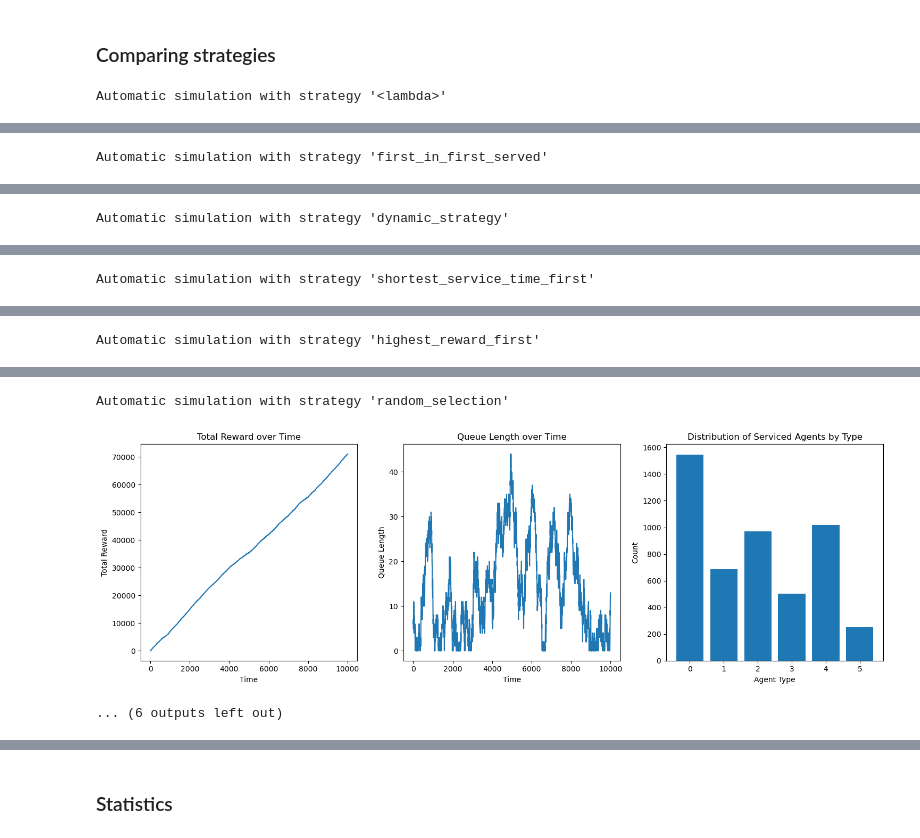
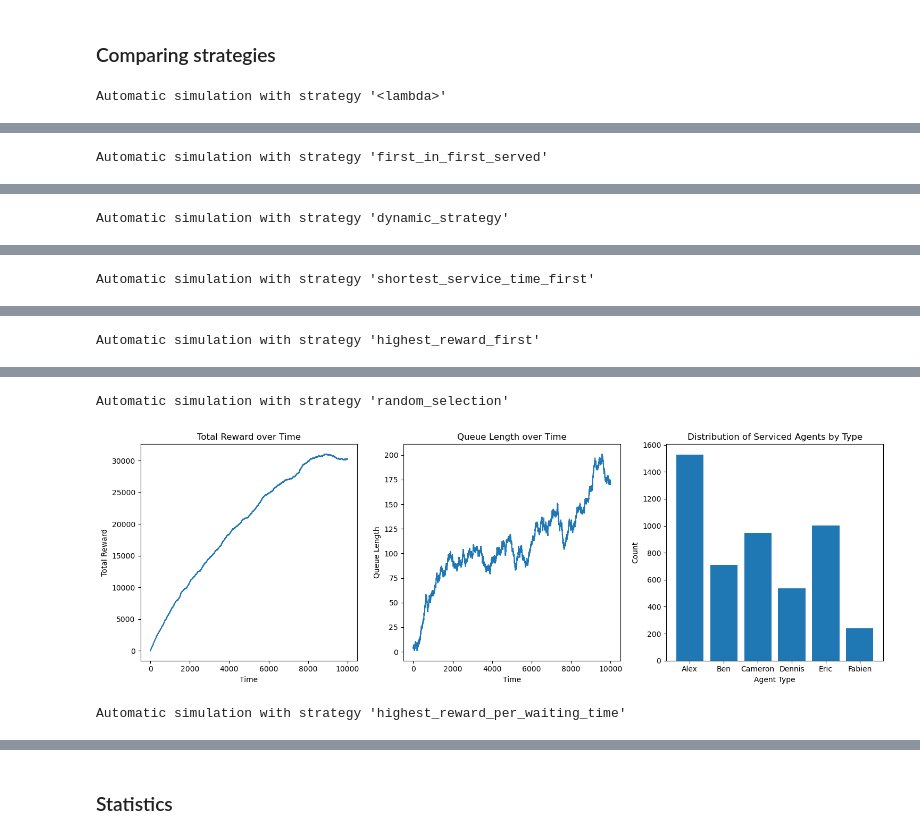
Before and after one commit to alexandre-bismuth/AgentLearning, a Jupyter notebook: AgentLearning.ipynb, the cells around one changed output, grey strips where cells are left out. Cells and saved outputs as stored; diff of their text form; code cells hidden in the pictures.

```diff
--- a/AgentLearning.ipynb
+++ b/AgentLearning.ipynb
@@ -517,18 +420,12 @@ Execute the main code automatically by choosing one of the strategies defined ab
 # %% [markdown]
 ### Running a specific strategy
 # %%
-sim_mode = "automatic"
-
 simulation = QueueSimulation(
-    num_agent_types,
-    service_probs,
-    rewards,
+    agents,
     arrival_prob,
-    type_distribution,
-    nb_agents_in_queue,
-    sim_mode,
     strategy,
-    lambda_param,
+    start,
+    alpha,
 )
 
 print(f"Automatic simulation with strategy '{strategy.__name__}'")
@@ -540,61 +437,23 @@ Automatic simulation with strategy 'dynamic_strategy'
 # %% [markdown]
 ### Comparing strategies
 # %%
-sim_mode = "automatic"
-
 # Initialize a dictionary to store the results
 results = {}
 
-for i in [1, 2, 3, 4, 5, 8, 11, 13, 15]: # Write the number of all strategies you want to compare
-    # Not very efficient way of proceeding but gets the job done. Should consider changing to make it more readable
-    if i == 1:
-        priority_list = [0, 1, 2, 3, 4, 5]
-        strategy = lambda queue: priority_list_strategy(queue, priority_list)
-    elif i == 2:
-        strategy = first_in_first_served
-    elif i == 3:
-        strategy = dynamic_strategy
-    elif i == 4:
-        strategy = shortest_service_time_first
-    elif i == 5:
-        strategy = highest_reward_first
-    elif i == 6:
-        strategy = longest_queue_time_reward
-    elif i == 7:
-        strategy = round_robin
-    elif i == 8:
-        strategy = random_selection
-    elif i == 9:
-        strategy = least_recently_used
-    elif i == 10:
-        strategy = least_reward_per_service_time
-    elif i == 11:
-        strategy = dynamic_priority_adjustment
-    elif i == 12:
-        strategy = highest_reward_per_waiting_time
-    elif i == 13:
-        strategy = longest_waiting_with_penalty
-    elif i == 14:
-        strategy = reward_service_prob_adjustment
-    elif i == 15:
-        strategy = weighted_random_selection
-    elif i == 16:
-        priority_list = [0, 1, 2, 3, 4, 5]
-        strategy = lambda queue: combined_priority_waiting(queue, priority_list)
-    else:
-        raise ValueError("Invalid strategy number.")
+for strategy in [1,
+          first_in_first_served,
+          dynamic_strategy,
+          shortest_service_time_first,
+          highest_reward_first,
+          random_selection,
+          highest_reward_per_waiting_time,
+         ]: # Write the strategies you want to compare with special cases if you need to add some arguments
+    if strategy == 1:
+        priority_list = ["Eric","Ben", "Alex", "Fabien", "Cameron", "Dennis"]
+        strategy = lambda queue, current_agent: priority_list_strategy(queue, current_agent, priority_list)
 
-    simulation = QueueSimulation(
-        num_agent_types,
-        service_probs,
-        rewards,
-        arrival_prob,
-        type_distribution,
-        nb_agents_in_queue,
-        sim_mode,
-        strategy,
-        lambda_param,
-    )
+
+    simulation = QueueSimulation(agents, arrival_prob, strategy, start, alpha)
 
     print(f"Automatic simulation with strategy '{strategy.__name__}'")
     simulation.run_simulation(steps=10000)
@@ -627,3 +486,3 @@ Automatic simulation with strategy 'highest_reward_first'
 Automatic simulation with strategy 'random_selection'
-[figure, old version]
+[figure, new version]
-... (6 outputs left out)
+Automatic simulation with strategy 'highest_reward_per_waiting_time'
```
Also changed, not shown: parts of 25 cells of this notebook.
